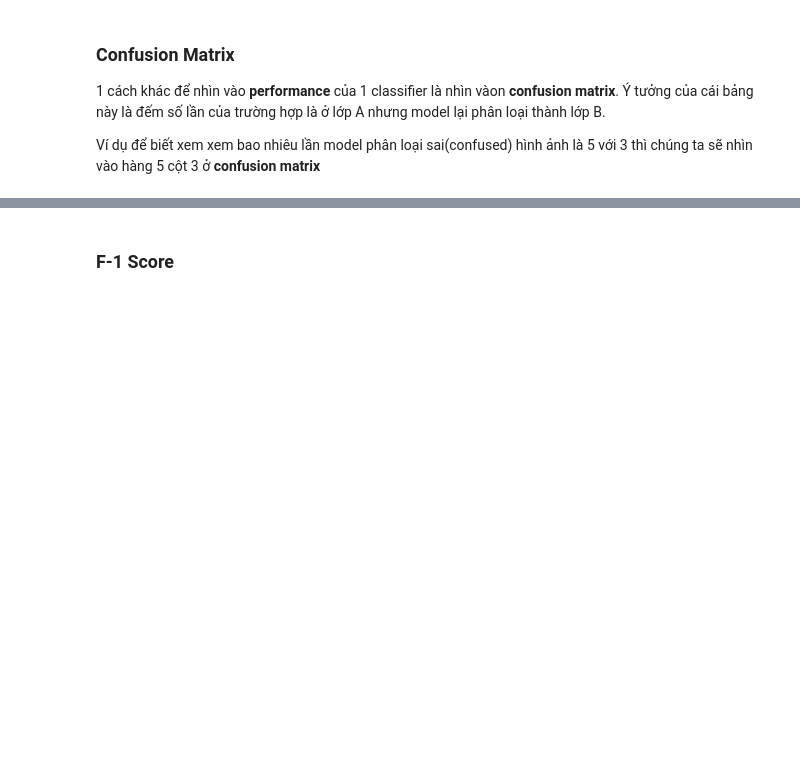
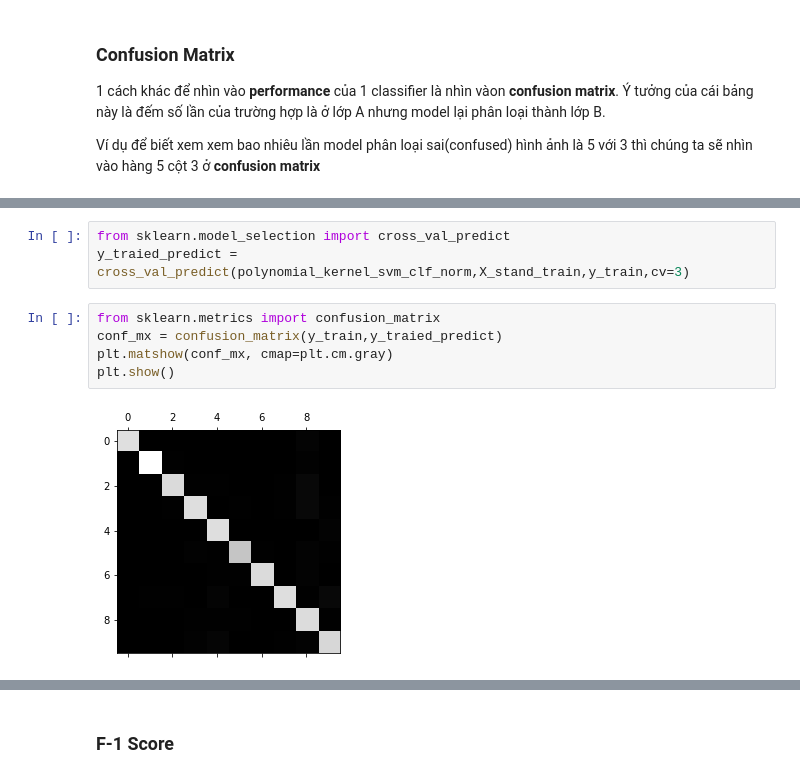
Before and after one commit to Thuoq/Machine-Learning-Basic, a Jupyter notebook: Endgame_ML_K1N2.ipynb, the cells around one changed output, grey strips where cells are left out. Cells and saved outputs as stored; diff of their text form; blank space fills up the shorter version.

```diff
--- a/Endgame_ML_K1N2.ipynb
+++ b/Endgame_ML_K1N2.ipynb
@@ -342,0 +350,10 @@ Ví dụ để biết xem xem bao nhiêu lần model phân loại sai(confused)
+# %%
+from sklearn.model_selection import cross_val_predict
+y_traied_predict = cross_val_predict(polynomial_kernel_svm_clf_norm,X_stand_train,y_train,cv=3)
+# %%
+from sklearn.metrics import confusion_matrix
+conf_mx = confusion_matrix(y_train,y_traied_predict)
+plt.matshow(conf_mx, cmap=plt.cm.gray)
+plt.show()
+# %% [output]
+[figure, added]
```
Also changed, not shown: parts of 12 cells of this notebook.
